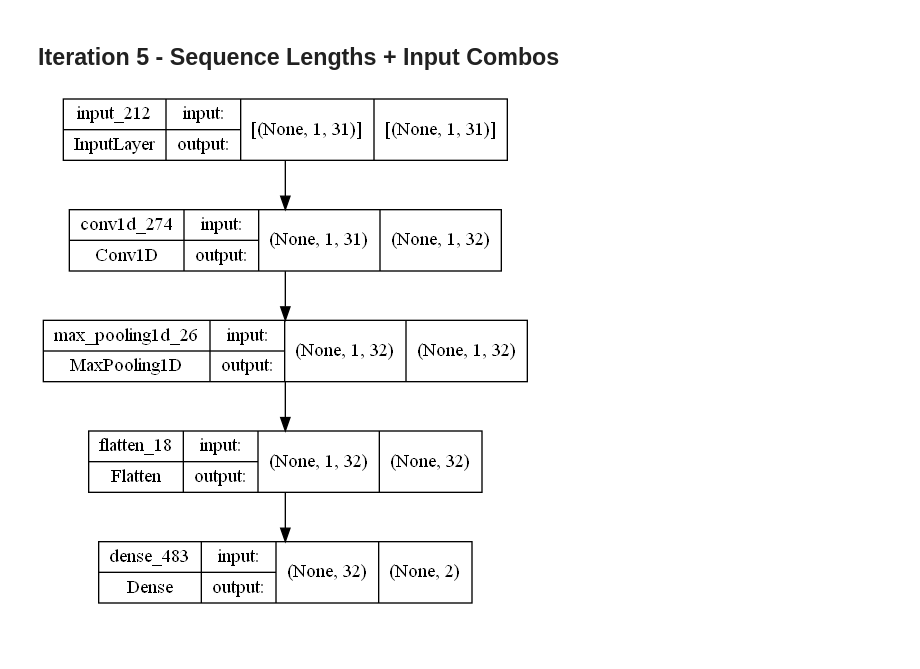
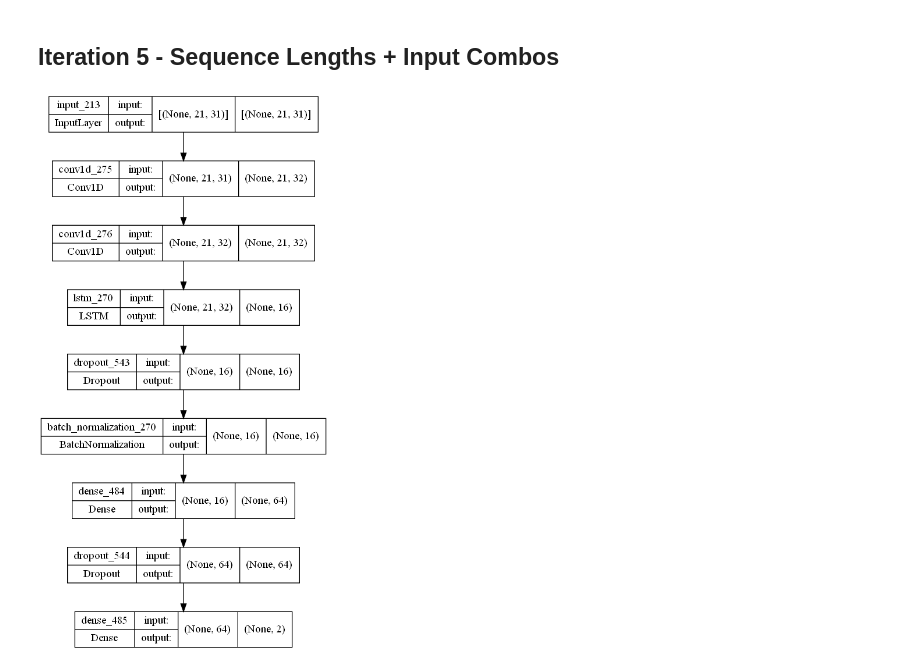
Before and after one commit to Alvie/predicting-stocks-fyp, a Jupyter notebook: main.ipynb, the cells around one changed output. Saved outputs shown, nothing was run; the diff lists cells and outputs as text; code cells hidden in the pictures; blank space fills up the shorter version.

```diff
--- a/main.ipynb
+++ b/main.ipynb
@@ -727,15 +727,22 @@ def iteration_5():
 # %%
 iteration_5()
 # %%
-cnn_input = Input(shape=(cnn_train_x.shape[1:]))
+cnn_lstm_input = Input(shape=(initial_train_x.shape[1:]))
 
-cnn_conv_1 = Conv1D(32, kernel_size=1, padding='valid', activation='relu')(cnn_input)
-cnn_pool_1 = MaxPooling1D(1)(cnn_conv_1)
-cnn_flat_1 = Flatten()(cnn_pool_1)
-cnn_dense_1 = Dense(2, activation='softmax')(cnn_flat_1)
-model = tf.keras.Model(inputs=[cnn_input], outputs=[cnn_dense_1])
+cnn_lstm_conv_1 = Conv1D(32, 2, padding='same')(cnn_lstm_input)
+cnn_lstm_conv_2 = Conv1D(32, 2, padding='same')(cnn_lstm_conv_1)
 
-dot_img_file = './latex_document/figures/results/cnn/model.png'
+cnn_lstm_lstm_1 = LSTM(16)(cnn_lstm_conv_2)
+cnn_lstm_drop_1 = Dropout(0.4)(cnn_lstm_lstm_1)
+cnn_lstm_bn_1 = BatchNormalization()(cnn_lstm_drop_1)
+
+cnn_lstm_dense_1 = Dense(64, activation='relu')(cnn_lstm_bn_1)
+cnn_lstm_drop_2 = Dropout(0.4)(cnn_lstm_dense_1)
+cnn_lstm_dense_2 = Dense(2, activation='softmax')(cnn_lstm_drop_2)
+
+model = tf.keras.Model(inputs=[cnn_lstm_input], outputs=[cnn_lstm_dense_2])
+
+dot_img_file = './latex_document/figures/results/cnnlstm/model.png'
 tf.keras.utils.plot_model(model, to_file=dot_img_file, show_shapes=True)
 # %% [output]
-[figure, old version]
+[figure, new version]
```
Also changed, not shown: 2 other files.
